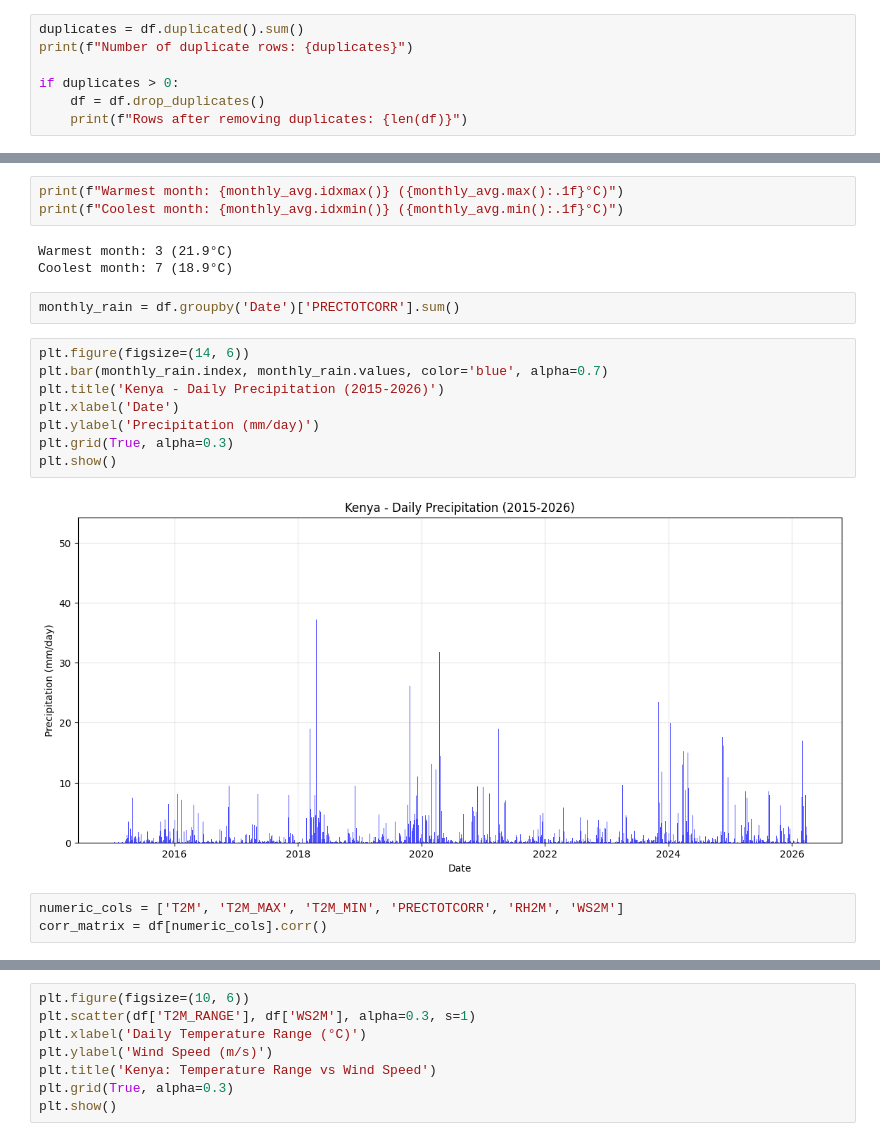
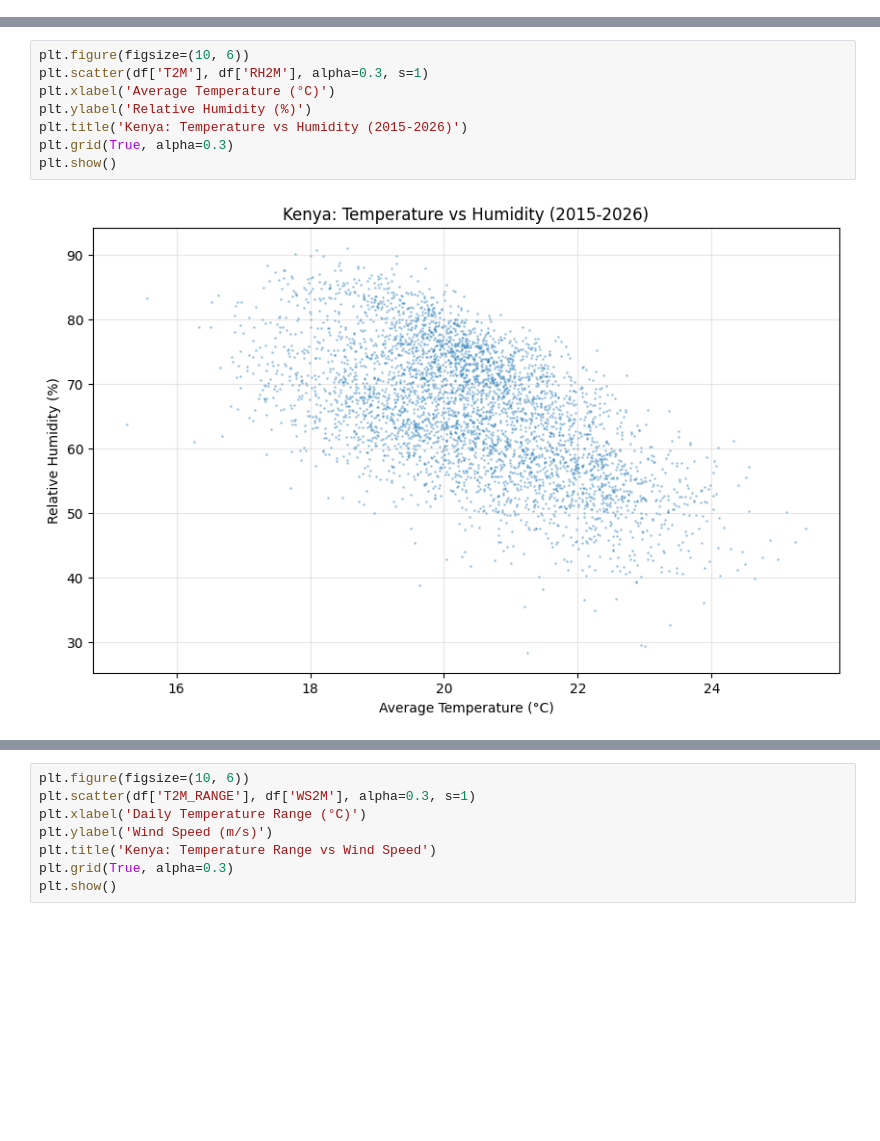
Before and after one commit to bethabreham/climate-challenge-week0, a Jupyter notebook: notebooks/kenya_eda.ipynb, the cells around one changed output, grey strips where cells are left out. Drawn from its saved outputs; the diff is of its cells as text; blank space fills up the shorter version.

Commit message:
feat: complete Kenya EDA with visualizations and correlation analysis

```diff
--- a/notebooks/kenya_eda.ipynb
+++ b/notebooks/kenya_eda.ipynb
@@ -61,7 +16,0 @@ df[['YEAR', 'DOY', 'Date', 'Month', 'Country']].head()
-# %%
-duplicates = df.duplicated().sum()
-print(f"Number of duplicate rows: {duplicates}")
-
-if duplicates > 0:
-    df = df.drop_duplicates()
-    print(f"Rows after removing duplicates: {len(df)}")
@@ -134,21 +83,10 @@ plt.show()
-# %%
-print(f"Warmest month: {monthly_avg.idxmax()} ({monthly_avg.max():.1f}°C)")
-print(f"Coolest month: {monthly_avg.idxmin()} ({monthly_avg.min():.1f}°C)")
-# %% [output]
-Warmest month: 3 (21.9°C)
-Coolest month: 7 (18.9°C)
-# %%
-monthly_rain = df.groupby('Date')['PRECTOTCORR'].sum()
 # %%
-plt.figure(figsize=(14, 6))
-plt.bar(monthly_rain.index, monthly_rain.values, color='blue', alpha=0.7)
-plt.title('Kenya - Daily Precipitation (2015-2026)')
-plt.xlabel('Date')
-plt.ylabel('Precipitation (mm/day)')
+plt.figure(figsize=(10, 6))
+plt.scatter(df['T2M'], df['RH2M'], alpha=0.3, s=1)
+plt.xlabel('Average Temperature (°C)')
+plt.ylabel('Relative Humidity (%)')
+plt.title('Kenya: Temperature vs Humidity (2015-2026)')
 plt.grid(True, alpha=0.3)
 plt.show()
 # %% [output]
-[figure, old version]
+[figure, new version]
-# %%
-numeric_cols = ['T2M', 'T2M_MAX', 'T2M_MIN', 'PRECTOTCORR', 'RH2M', 'WS2M']
-corr_matrix = df[numeric_cols].corr()
```
Also changed, not shown: parts of 24 cells of this notebook.
